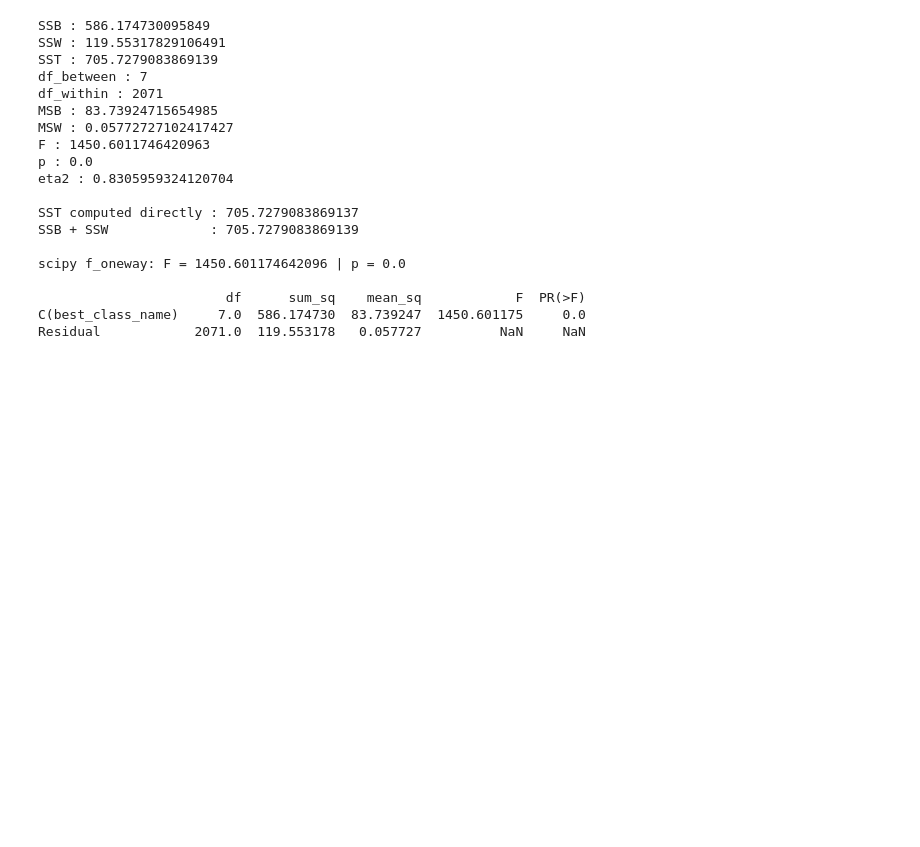
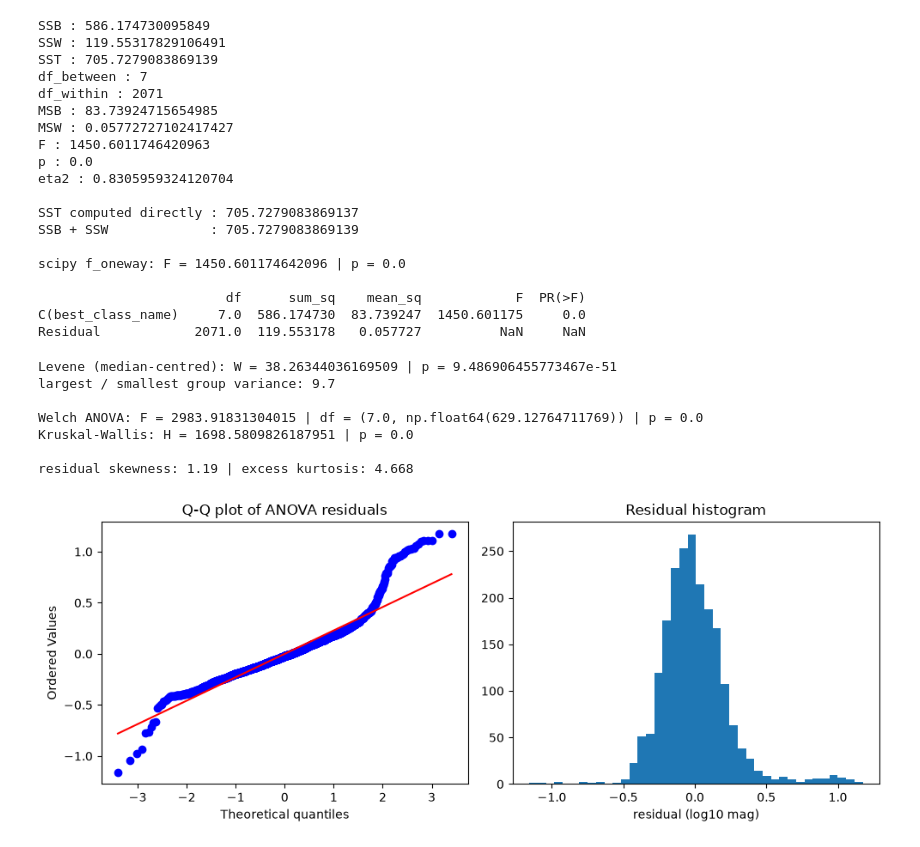
Before and after one commit to ananyamakkar/stellar-variability, a Jupyter notebook: notebooks/04_class_comparison.ipynb, the cells around one changed output. Cells and saved outputs as stored; diff of their text form; code cells hidden in the pictures; blank space fills up the shorter version.

Commit message:
ANOVA assumption checks: Levene, Welch, Kruskal-Wallis, residuals

```diff
--- a/notebooks/04_class_comparison.ipynb
+++ b/notebooks/04_class_comparison.ipynb
@@ -92,3 +92,43 @@ scipy f_oneway: F = 1450.601174642096 | p = 0.0
                         df      sum_sq    mean_sq            F  PR(>F)
 C(best_class_name)     7.0  586.174730  83.739247  1450.601175     0.0
 Residual            2071.0  119.553178   0.057727          NaN     NaN
+# %%
+from statsmodels.stats.oneway import anova_oneway
+
+# 1. equal variances
+lev = stats.levene(*glist, center="median")
+print("Levene (median-centred): W =", lev.statistic, "| p =", lev.pvalue)
+print("largest / smallest group variance:",
+      round(max(np.var(g, ddof=1) for g in glist) / min(np.var(g, ddof=1) for g in glist), 2))
+
+# 2. alternatives that do not assume equal variances
+w = anova_oneway(glist, use_var="unequal")
+print()
+print("Welch ANOVA: F =", w.statistic, "| df =", w.df, "| p =", w.pvalue)
+
+kw = stats.kruskal(*glist)
+print("Kruskal-Wallis: H =", kw.statistic, "| p =", kw.pvalue)
+
+# 3. normality of residuals
+resid = fit.resid
+print()
+print("residual skewness:", round(stats.skew(resid), 3),
+      "| excess kurtosis:", round(stats.kurtosis(resid), 3))
+
+fig, ax = plt.subplots(1, 2, figsize=(10, 4))
+stats.probplot(resid, dist="norm", plot=ax[0])
+ax[0].set_title("Q-Q plot of ANOVA residuals")
+ax[1].hist(resid, bins=40)
+ax[1].set_title("Residual histogram")
+ax[1].set_xlabel("residual (log10 mag)")
+plt.tight_layout()
+plt.show()
+# %% [output]
+Levene (median-centred): W = 38.26344036169509 | p = 9.486906455773467e-51
+largest / smallest group variance: 9.7
+
+Welch ANOVA: F = 2983.91831304015 | df = (7.0, np.float64(629.12764711769)) | p = 0.0
+Kruskal-Wallis: H = 1698.5809826187951 | p = 0.0
+
+residual skewness: 1.19 | excess kurtosis: 4.668
+[figure, added]
```
